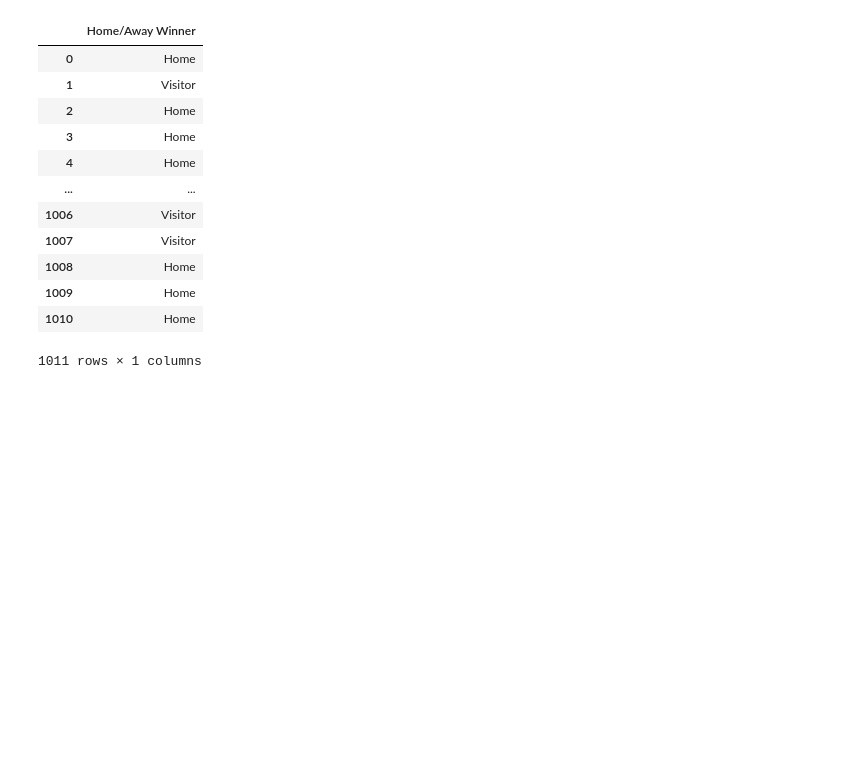
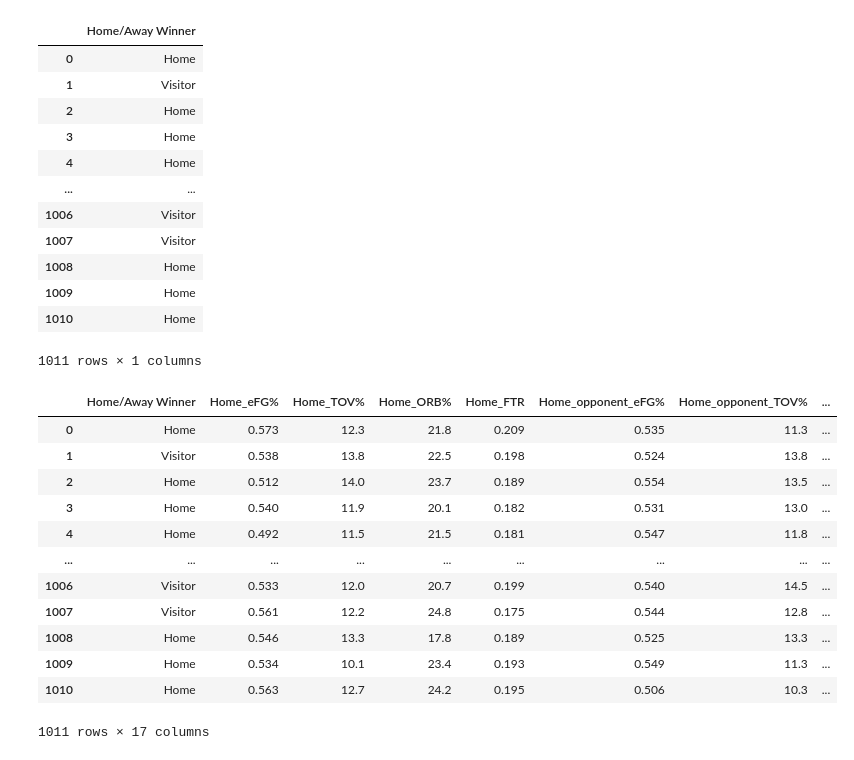
Before and after one commit to SirEvanTheJones/Basketball-Predictive-Project, a Jupyter notebook: prediction-model2-notebook.ipynb, the cells around one changed output. Drawn from its saved outputs; the diff is of its cells as text; code cells hidden in the pictures; blank space fills up the shorter version.

Commit message:
4 feature model updates

```diff
--- a/prediction-model2-notebook.ipynb
+++ b/prediction-model2-notebook.ipynb
@@ -62,0 +132,24 @@ Index(['Team', 'FG', 'FGA', 'FG%', '3P', '3PA', '3P%', '2P', '2PA', '2P%',
+# %%
+away_efg = []
+away_to = []
+away_orb = []
+away_ftr = []
+away_opponent_efg = []
+away_opponent_to = []
+away_opponent_orb = []
+away_opponent_ftr = []
+
+for index, row in model_data.iterrows():
+    away_team = row["Visitor/Neutral"]
+    for index1, row1 in team_stats.iterrows():
+        if row1["Team"] == away_team:
+            away_efg.append(row1["eFG%"])
+            away_to.append(row1["TOV%"])
+            away_orb.append(row1["ORB%"])
+            away_ftr.append(row1["FT/FGA"])
+            away_opponent_efg.append(row1["opponent_eFG%"])
+            away_opponent_to.append(row1["opponent_TOV%"])
+            away_opponent_orb.append(row1["DRB%"])
+            away_opponent_ftr.append(row1["opponent_FT/FGA"])
+
+len(away_efg)
@@ -85,0 +175,34 @@ home_ftr = []
+# %%
+model_data["Home_eFG%"] = home_efg
+model_data["Home_TOV%"] = home_to
+model_data["Home_ORB%"] = home_orb
+model_data["Home_FTR"] = home_ftr
+model_data["Home_opponent_eFG%"] = home_opponent_efg
+model_data["Home_opponent_TOV%"] = home_opponent_to
+model_data["Home_opponent_ORB%"] = home_opponent_orb
+model_data["Home_opponent_FTR"] = home_opponent_ftr
+
+model_data["Visitor_eFG%"] = away_efg
+model_data["Visitor_TOV%"] = away_to
+model_data["Visitor_ORB%"] = away_orb
+model_data["Visitor_FTR"] = away_ftr
+model_data["Visitor_opponent_eFG%"] = away_opponent_efg
+model_data["Visitor_opponent_TOV%"] = away_opponent_to
+model_data["Visitor_opponent_ORB%"] = away_opponent_orb
+model_data["Visitor_opponent_FTR"] = away_opponent_ftr
+
+model_data
+# %% [output]
+|  | Home/Away Winner | Home_eFG% | Home_TOV% | Home_ORB% | Home_FTR | Home_opponent_eFG% | Home_opponent_TOV% | ... |
+| 0 | Home | 0.573 | 12.3 | 21.8 | 0.209 | 0.535 | 11.3 | ... |
+| 1 | Visitor | 0.538 | 13.8 | 22.5 | 0.198 | 0.524 | 13.8 | ... |
+| 2 | Home | 0.512 | 14.0 | 23.7 | 0.189 | 0.554 | 13.5 | ... |
+| 3 | Home | 0.540 | 11.9 | 20.1 | 0.182 | 0.531 | 13.0 | ... |
+| 4 | Home | 0.492 | 11.5 | 21.5 | 0.181 | 0.547 | 11.8 | ... |
+| ... | ... | ... | ... | ... | ... | ... | ... | ... |
+| 1006 | Visitor | 0.533 | 12.0 | 20.7 | 0.199 | 0.540 | 14.5 | ... |
+| 1007 | Visitor | 0.561 | 12.2 | 24.8 | 0.175 | 0.544 | 12.8 | ... |
+| 1008 | Home | 0.546 | 13.3 | 17.8 | 0.189 | 0.525 | 13.3 | ... |
+| 1009 | Home | 0.534 | 10.1 | 23.4 | 0.193 | 0.549 | 11.3 | ... |
+| 1010 | Home | 0.563 | 12.7 | 24.2 | 0.195 | 0.506 | 10.3 | ... |
+1011 rows × 17 columns
```
Also changed, not shown: parts of 31 cells of this notebook.
